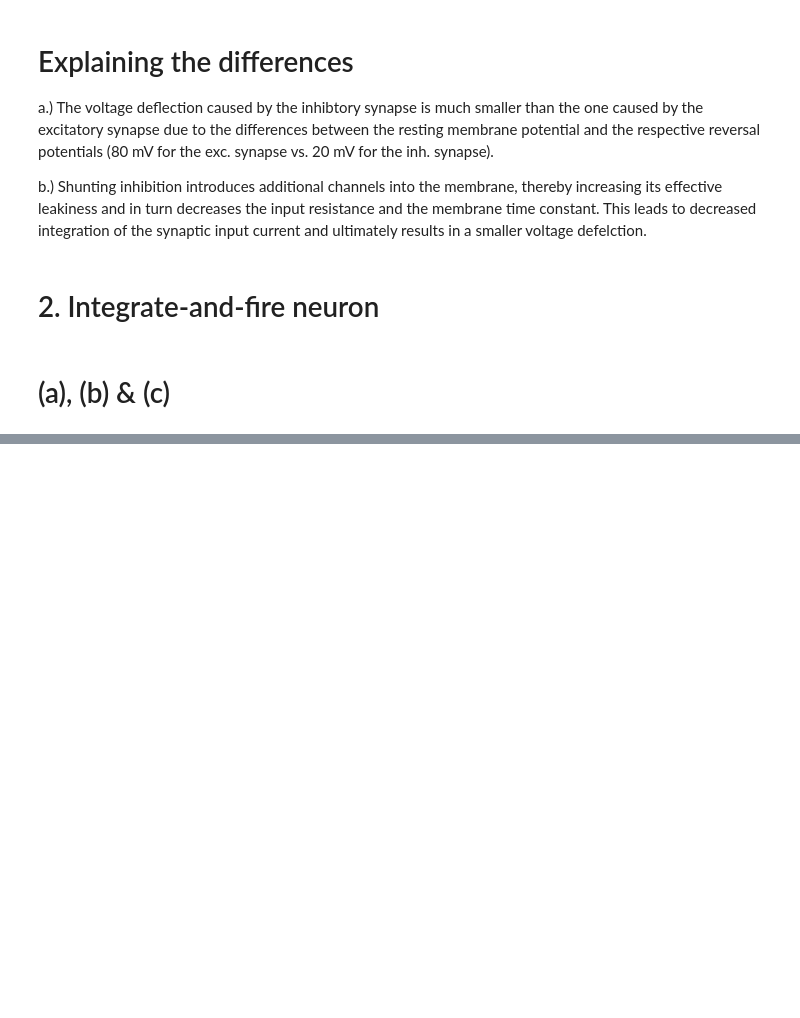
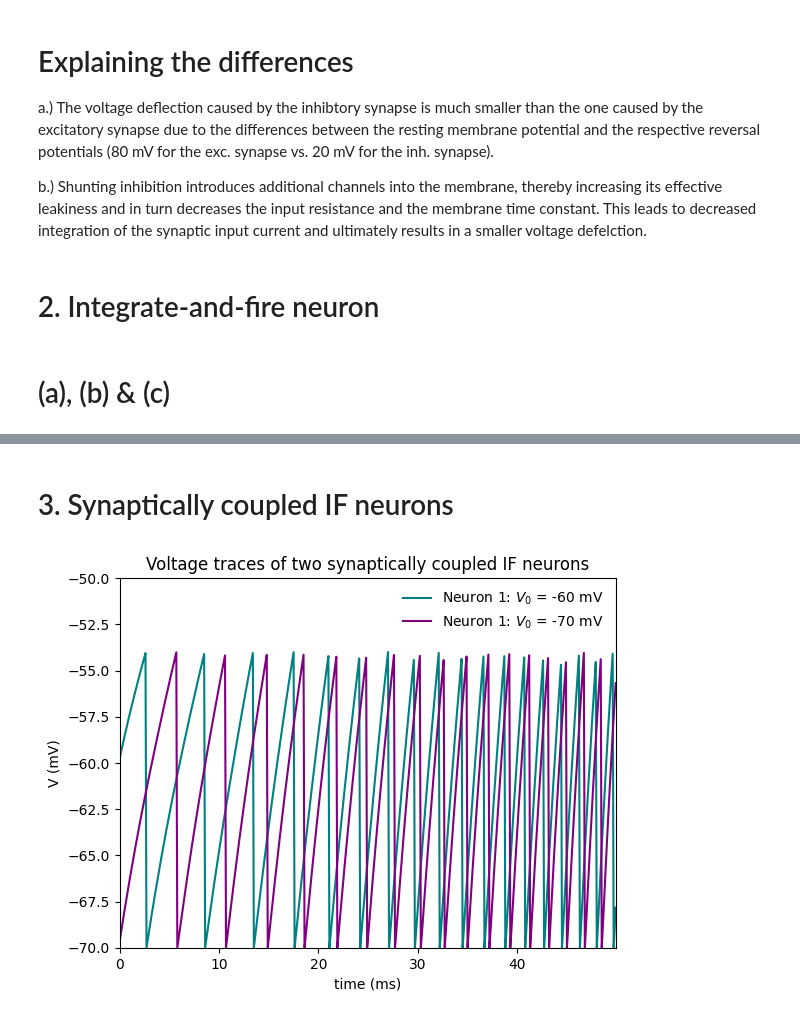
Before and after one commit to janovovo/MNS_CP_Part2, a Jupyter notebook: CP5_Jano.ipynb, the cells around one changed output, grey strips where cells are left out. Drawn from its saved outputs; the diff is of its cells as text; code cells hidden in the pictures; blank space fills up the shorter version.

```diff
--- a/CP5_Jano.ipynb
+++ b/CP5_Jano.ipynb
@@ -274,0 +278,2 @@ plt.show()
+# %% [markdown]
+# 3. Synaptically coupled IF neurons
@@ -274,0 +368,30 @@ plt.show()
+# %%
+pars_1 = {
+    'E_m' : -70*10**-3,
+    'R_m' : 1*10**7,
+    'g_star' : 30*10**-9,
+    'I_e' : 3.5*10**-9,
+    'tau_syn' : 10*10**-3,
+    'tau_m' : 10*10**-3,
+    'thr' : -54*10**-3,
+    'E_syn' : 0*10**-3,
+}
+
+pars_2 = pars_1.copy()
+
+ics1 = [-60*10**-3, 0, 0, 0]
+ics2 = [-70*10**-3, 0, 0, 0]
+# %%
+result = euler_synaptic_coupling(tmax=0.05, dt=1e-4, ics1=ics1, ics2=ics2, pars1=pars_1, pars2=pars_2, reset=True)
+# %%
+plt.plot(result['ts'], result['V_t1'], label="Neuron 1: $V_0$ = -60 mV")
+plt.plot(result['ts'], result['V_t2'], label="Neuron 1: $V_0$ = -70 mV")
+plt.legend(frameon=False)
+plt.xlim(min(result['ts']), max(result['ts']))
+plt.ylim([-70, -50])
+plt.ylabel('V (mV)')
+plt.xlabel('time (ms)')
+plt.title('Voltage traces of two synaptically coupled IF neurons')
+plt.show()
+# %% [output]
+[figure, added]
```
Also changed, not shown: parts of 6 cells of this notebook.
